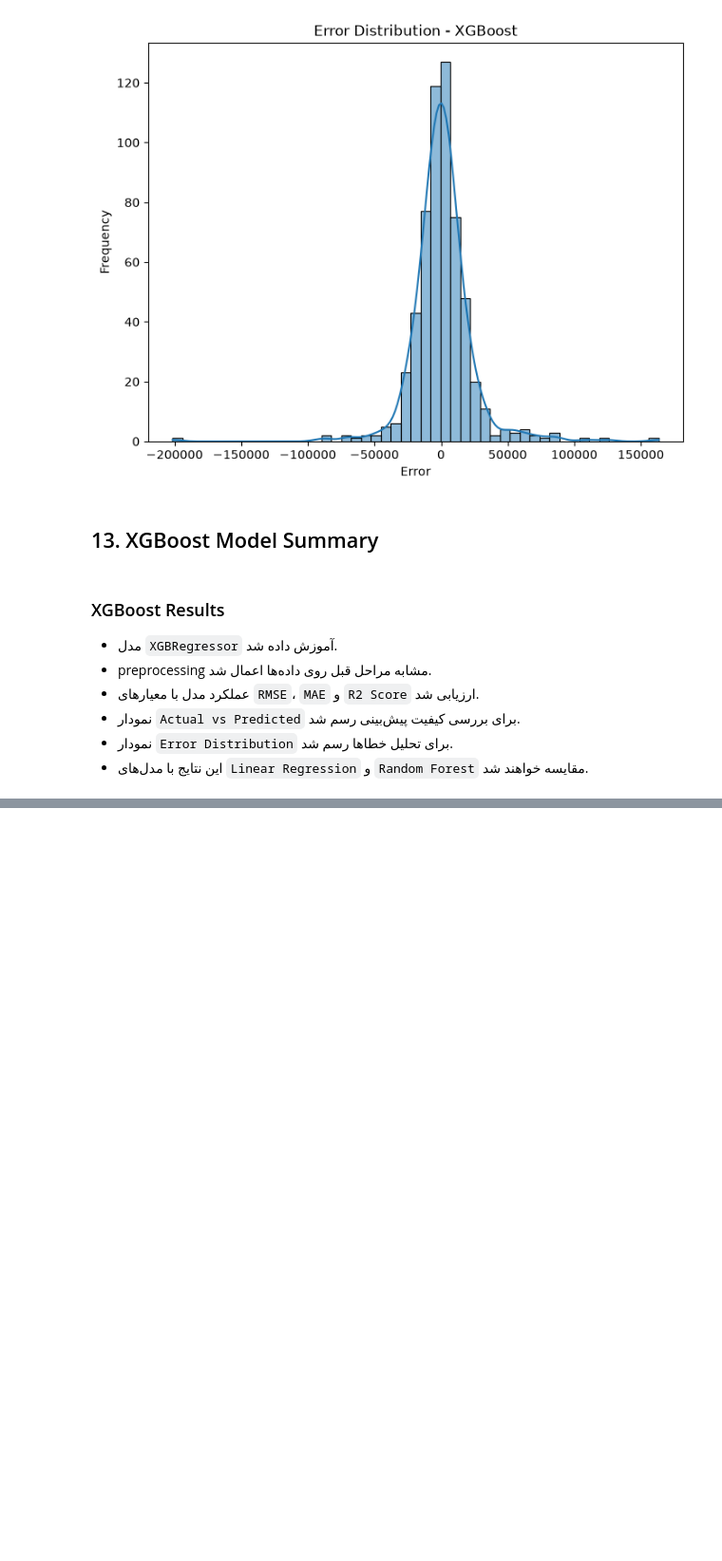
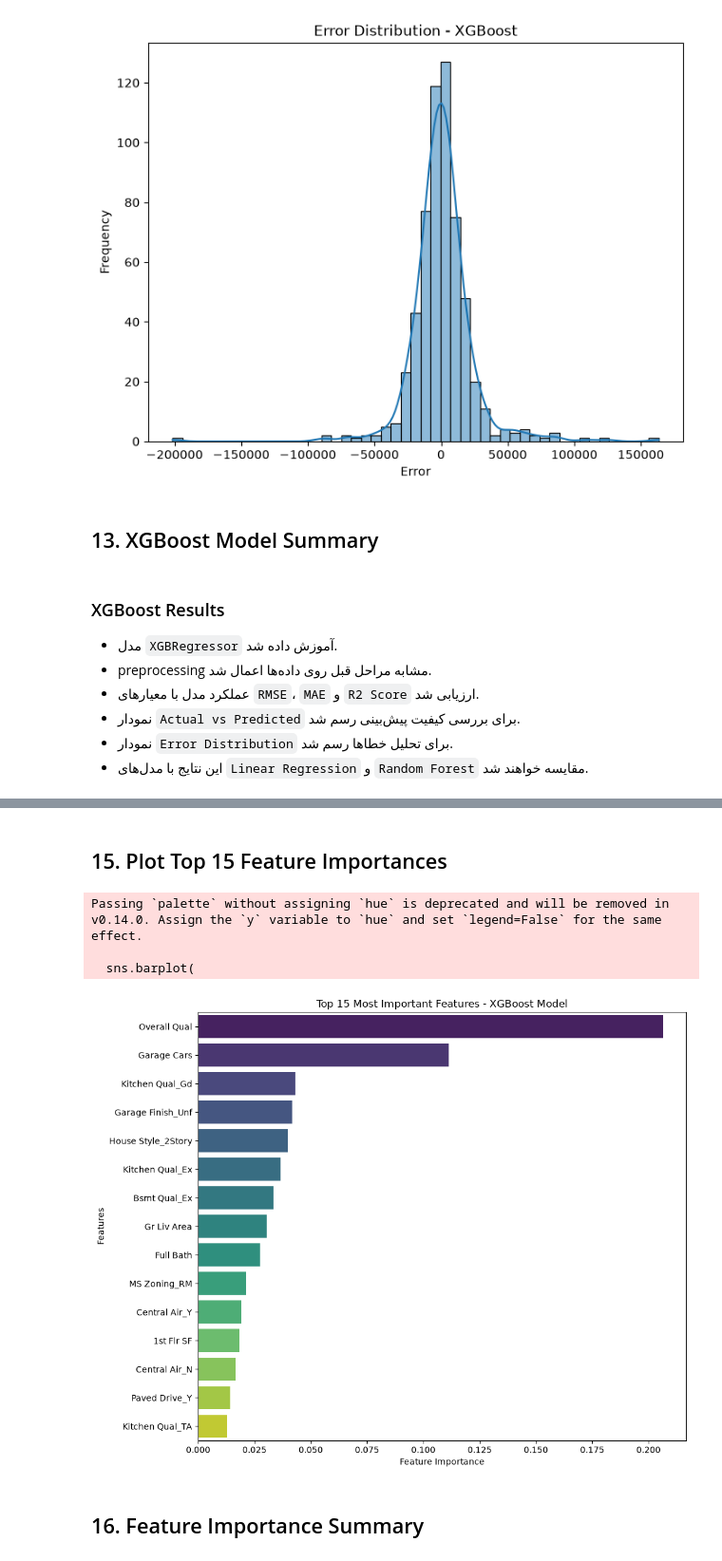
Before and after one commit to Alirezamajidiyan/ames-housing-ml, a Jupyter notebook: notebooks/modeling_xgboost.ipynb, the cells around one changed output, grey strips where cells are left out. Shown at 95% size. Drawn from its saved outputs; the diff is of its cells as text; code cells hidden in the pictures; blank space fills up the shorter version.

Commit message:
feat: add feature importance analysis and plot for xgboost model

```diff
--- a/notebooks/modeling_xgboost.ipynb
+++ b/notebooks/modeling_xgboost.ipynb
@@ -181,0 +184,23 @@ plt.show()
+# %%
+# 1. استخراج نام ستون‌ها بعد از پیش‌پردازش (One-Hot Encoding)
+ohe_cols = (
+    xgb_model.named_steps["preprocessor"]
+    .named_transformers_["cat"]
+    .named_steps["onehot"]
+    .get_feature_names_out(categorical_features)
+)
+
+# ترکیب نام ستون‌های عددی و ستون‌های ساخته شده با One-Hot
+all_features = numerical_features + list(ohe_cols)
+
+# 2. استخراج میزان اهمیت ویژگی‌ها از مدل آموزش دیده
+importances = xgb_model.named_steps["model"].feature_importances_
+
+# 3. ساخت دیتافریم برای مرتب‌سازی راحت‌تر
+feature_importance_df = pd.DataFrame({
+    "Feature": all_features,
+    "Importance": importances
+}).sort_values(by="Importance", ascending=False)
+
+# نمایش 15 ویژگی برتر
+feature_importance_df.head(15)
@@ -181,0 +224,23 @@ plt.show()
+# %% [markdown]
+## 15. Plot Top 15 Feature Importances
+# %%
+plt.figure(figsize=(10, 8))
+sns.barplot(
+    x="Importance",
+    y="Feature",
+    data=feature_importance_df.head(15),
+    palette="viridis"
+)
+plt.title("Top 15 Most Important Features - XGBoost Model")
+plt.xlabel("Feature Importance")
+plt.ylabel("Features")
+plt.tight_layout()
+plt.savefig("../reports/figures/xgboost_feature_importance.png", dpi=300)
+plt.show()
+# %% [output]
+Passing `palette` without assigning `hue` is deprecated and will be removed in v0.14.0. Assign the `y` variable to `hue` and set `legend=False` for the same effect.
+
+  sns.barplot(
+[figure, added]
+# %% [markdown]
+## 16. Feature Importance Summary
```
Also changed, not shown: parts of 3 cells of this notebook, 1 other file.
